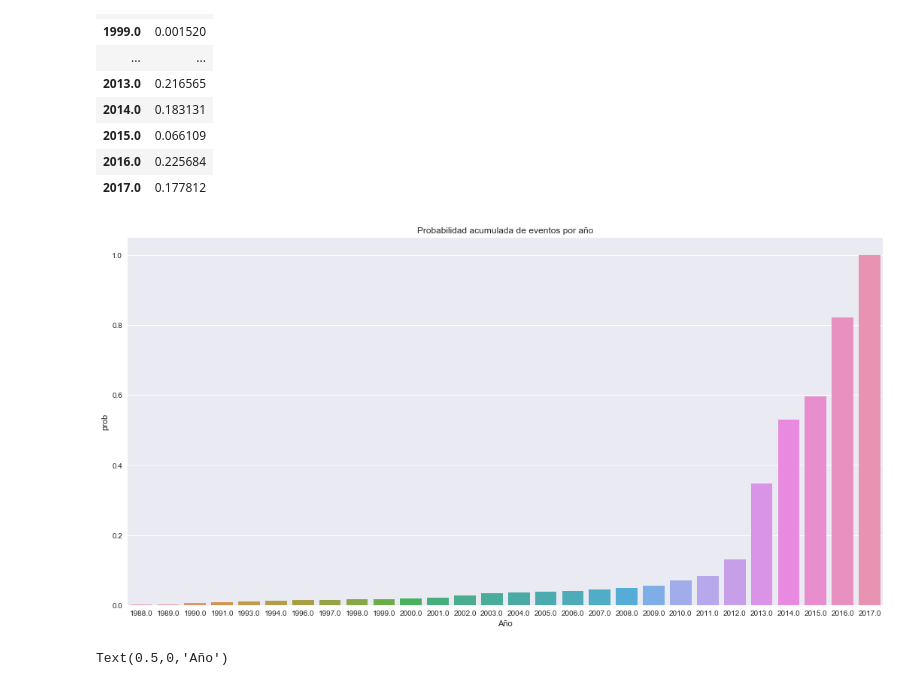
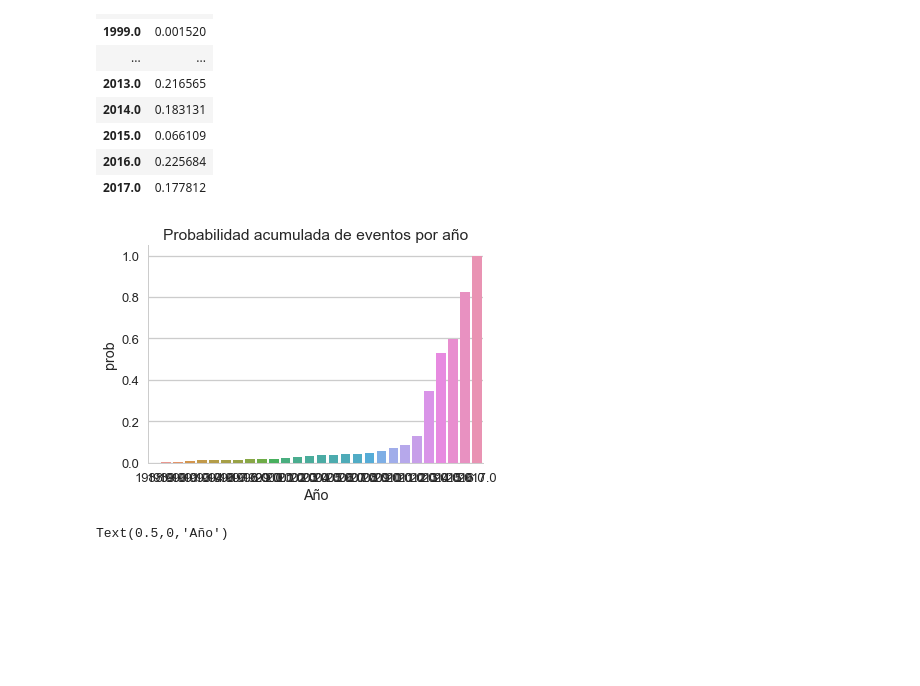
Before and after one commit to MarceloCena/AnalisisyVisualizacion, a Jupyter notebook: Tarea_integradora_parte1.ipynb, the cells around one changed output. Cells and saved outputs as stored; diff of their text form; code cells hidden in the pictures; blank space fills up the shorter version.

```diff
--- a/Tarea_integradora_parte1.ipynb
+++ b/Tarea_integradora_parte1.ipynb
@@ -15,8 +15,8 @@ import pandas as pd
 import numpy as np
 import seaborn as sb
 # %%
-seaborn.set_style('whitegrid')
-seaborn.set_context('talk')
+sb.set_style('whitegrid')
+sb.set_context('talk')
 # %% [markdown]
 ## Cargar el dataset en un dataframe de pandas
 
@@ -145,14 +145,14 @@ dfpsanual
 # %%
 acumuladoanual = dataset[(dataset.year != 0 )].year.value_counts(normalize=True).to_frame().reset_index()
 dfanual = acumuladoanual.sort_values('index')
 dfanual['prob'] = dfanual['year'].cumsum()
 ax = sb.barplot(data=dfanual,      y='prob', x='index')
 #ax.set_xticklabels(ax.get_xticklabels(), rotation=90, ha="right")
 ax.set_title('Probabilidad acumulada de eventos por año')
 ax.set(xlabel='Año')
-seaborn.despine()
+sb.despine()
 # %% [output]
-[figure, old version]
+[figure, new version]
 # %%
 #otra forma sería un gráfico de distribucion acumulada continua
 
```
Also changed, not shown: parts of 11 cells of this notebook.
